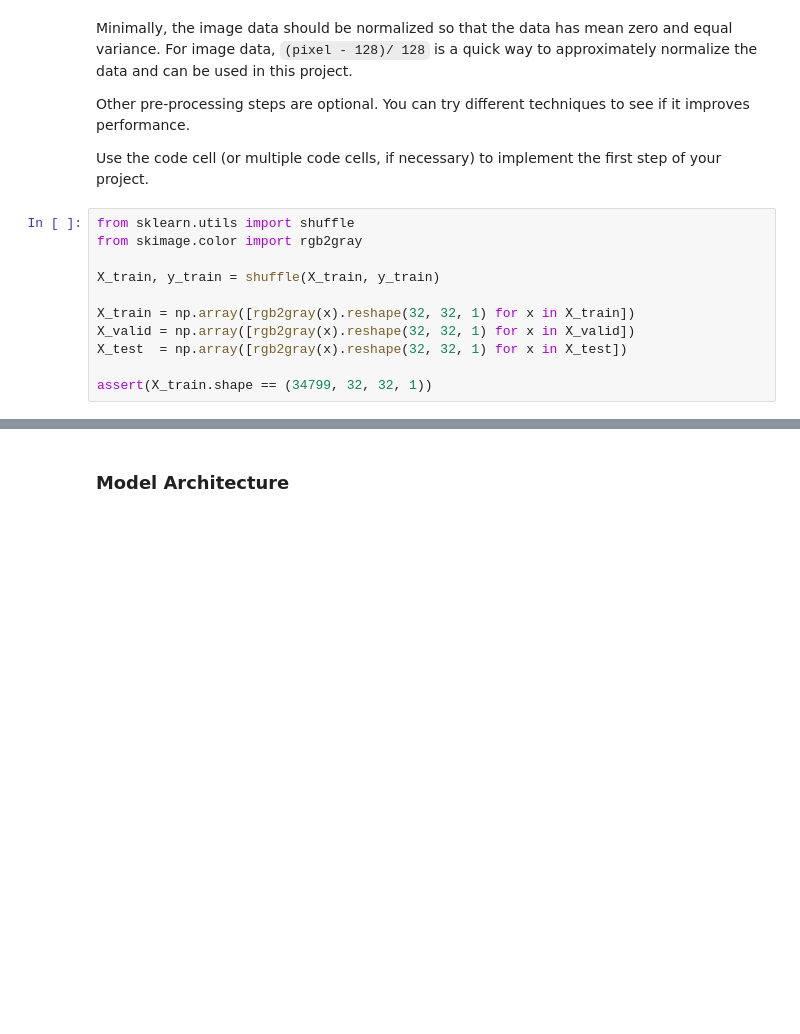
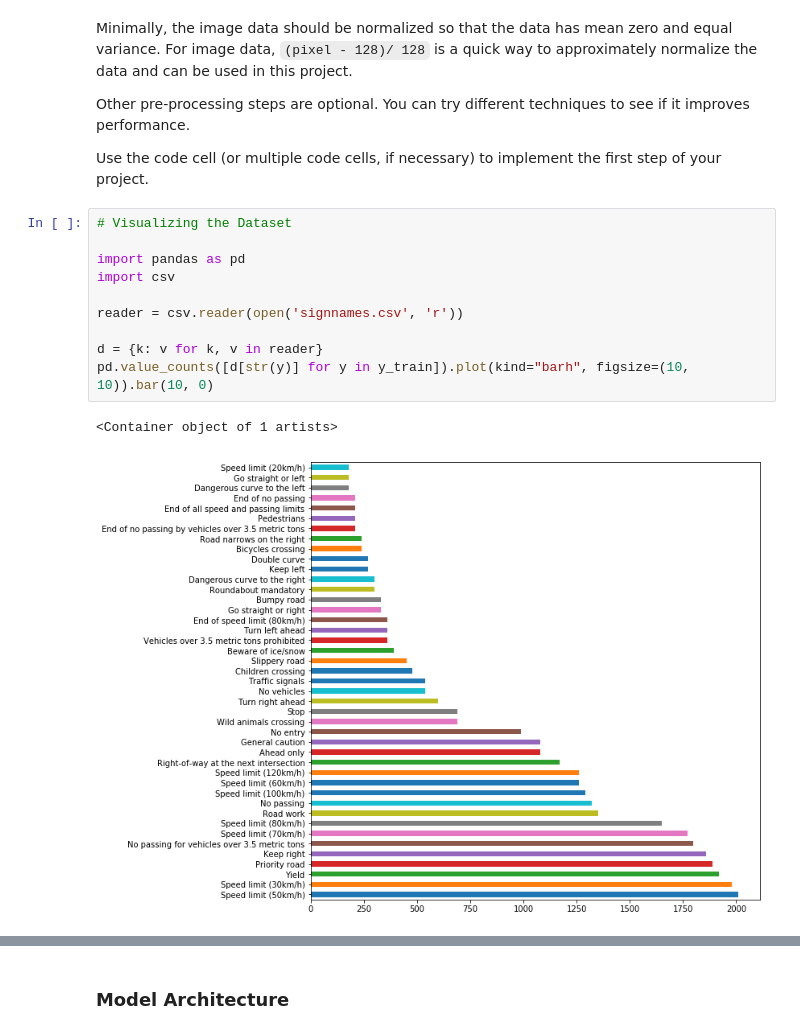
Before and after one commit to benjamintanweihao/CarND-Traffic-Sign-Classifier-Project, a Jupyter notebook: Traffic_Sign_Classifier.ipynb, the cells around one changed output, grey strips where cells are left out. Drawn from its saved outputs; the diff is of its cells as text; blank space fills up the shorter version.

Commit message:
Add bar chart to visualize data.

```diff
--- a/Traffic_Sign_Classifier.ipynb
+++ b/Traffic_Sign_Classifier.ipynb
@@ -138,14 +131,16 @@ Minimally, the image data should be normalized so that the data has mean zero an
 Other pre-processing steps are optional. You can try different techniques to see if it improves performance.
 
 Use the code cell (or multiple code cells, if necessary) to implement the first step of your project.
-# %%
-from sklearn.utils import shuffle
-from skimage.color import rgb2gray
-
-X_train, y_train = shuffle(X_train, y_train)
-
-X_train = np.array([rgb2gray(x).reshape(32, 32, 1) for x in X_train])
-X_valid = np.array([rgb2gray(x).reshape(32, 32, 1) for x in X_valid])
-X_test  = np.array([rgb2gray(x).reshape(32, 32, 1) for x in X_test])
-
-assert(X_train.shape == (34799, 32, 32, 1))
+# %%
+# Visualizing the Dataset
+
+import pandas as pd
+import csv
+
+reader = csv.reader(open('signnames.csv', 'r'))
+
+d = {k: v for k, v in reader}
+pd.value_counts([d[str(y)] for y in y_train]).plot(kind="barh", figsize=(10, 10)).bar(10, 0)
+# %% [output]
+<Container object of 1 artists>
+[figure, added]
```
Also changed, not shown: parts of 7 cells of this notebook.
